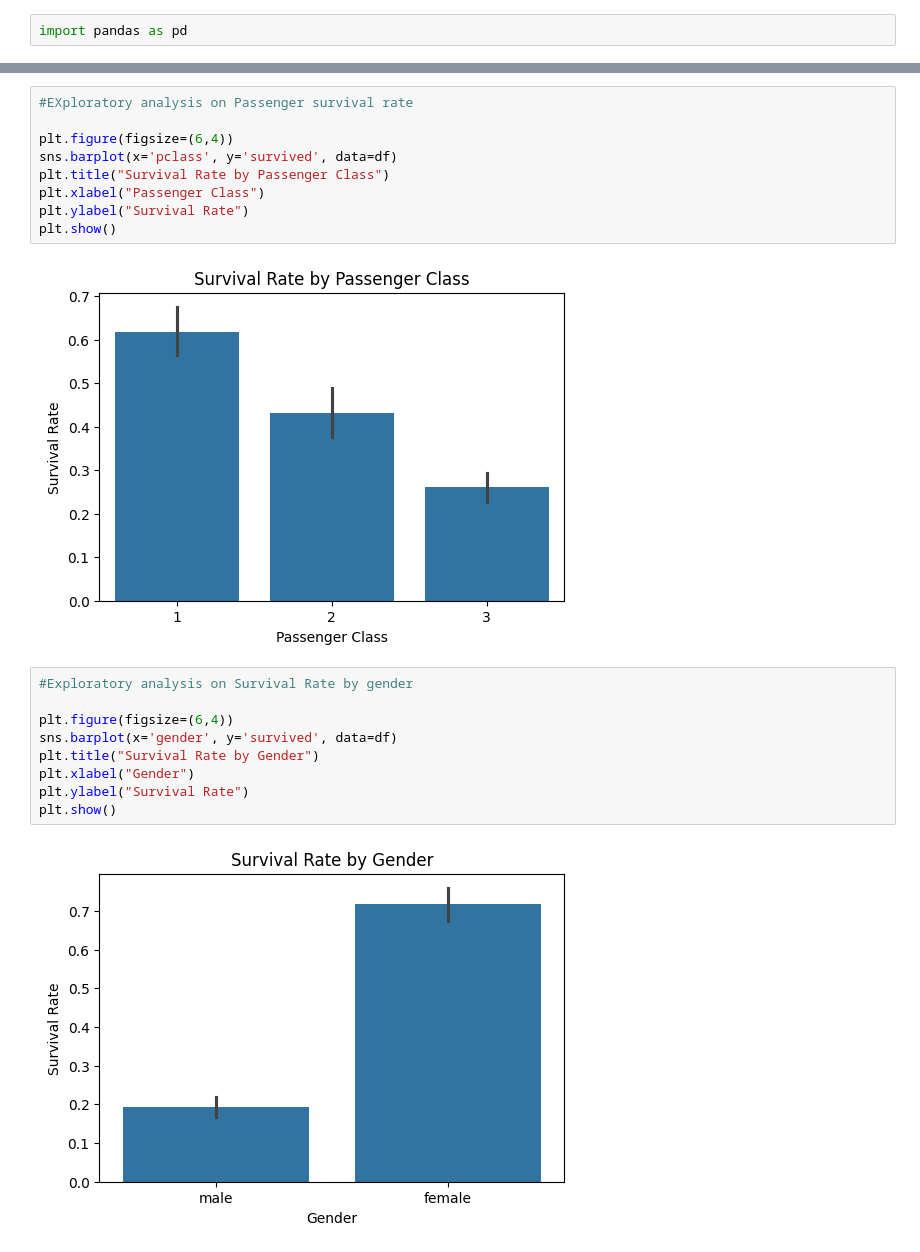
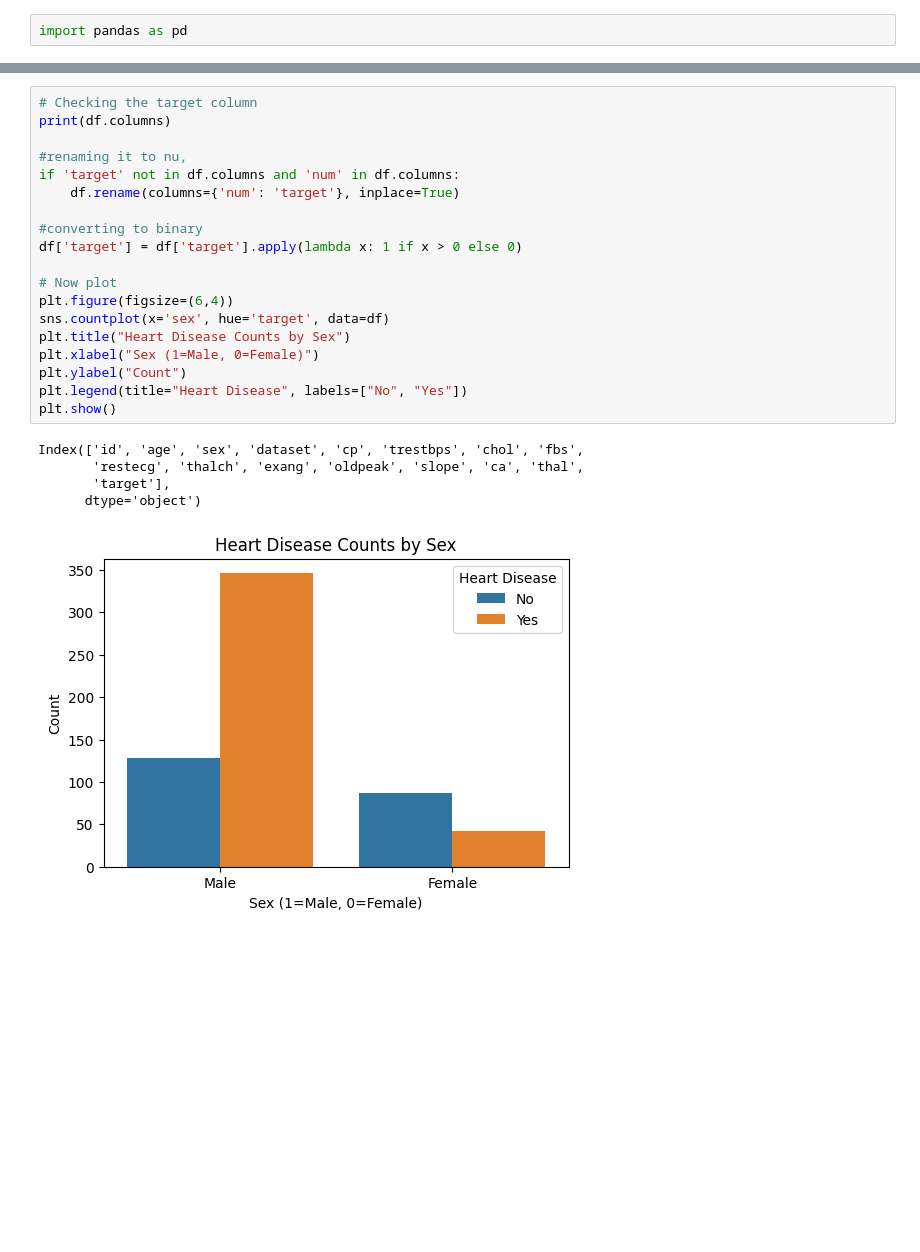
Before and after one commit to rutushah/Data-Driven-Insights-and-Predictive-Modeling, a Jupyter notebook: residency_deliverable1.ipynb, the cells around one changed output, grey strips where cells are left out. Cells and saved outputs as stored; diff of their text form; blank space fills up the shorter version.

```diff
--- a/residency_deliverable1.ipynb
+++ b/residency_deliverable1.ipynb
@@ -210,22 +207,25 @@ plt.show()
-# %%
-#EXploratory analysis on Passenger survival rate
-
-plt.figure(figsize=(6,4))
-sns.barplot(x='pclass', y='survived', data=df)
-plt.title("Survival Rate by Passenger Class")
-plt.xlabel("Passenger Class")
-plt.ylabel("Survival Rate")
-plt.show()
-# %% [output]
-[figure, removed]
-# %%
-#Exploratory analysis on Survival Rate by gender
-
-plt.figure(figsize=(6,4))
-sns.barplot(x='gender', y='survived', data=df)
-plt.title("Survival Rate by Gender")
-plt.xlabel("Gender")
-plt.ylabel("Survival Rate")
-plt.show()
-# %% [output]
-[figure, removed]
+# %%
+# Checking the target column
+print(df.columns)
+
+#renaming it to nu,
+if 'target' not in df.columns and 'num' in df.columns:
+    df.rename(columns={'num': 'target'}, inplace=True)
+
+#converting to binary
+df['target'] = df['target'].apply(lambda x: 1 if x > 0 else 0)
+
+# Now plot
+plt.figure(figsize=(6,4))
+sns.countplot(x='sex', hue='target', data=df)
+plt.title("Heart Disease Counts by Sex")
+plt.xlabel("Sex (1=Male, 0=Female)")
+plt.ylabel("Count")
+plt.legend(title="Heart Disease", labels=["No", "Yes"])
+plt.show()
+# %% [output]
+Index(['id', 'age', 'sex', 'dataset', 'cp', 'trestbps', 'chol', 'fbs',
+       'restecg', 'thalch', 'exang', 'oldpeak', 'slope', 'ca', 'thal',
+       'target'],
+      dtype='object')
+[figure, added]
```
Also changed, not shown: parts of 15 cells of this notebook, 2 other files.
